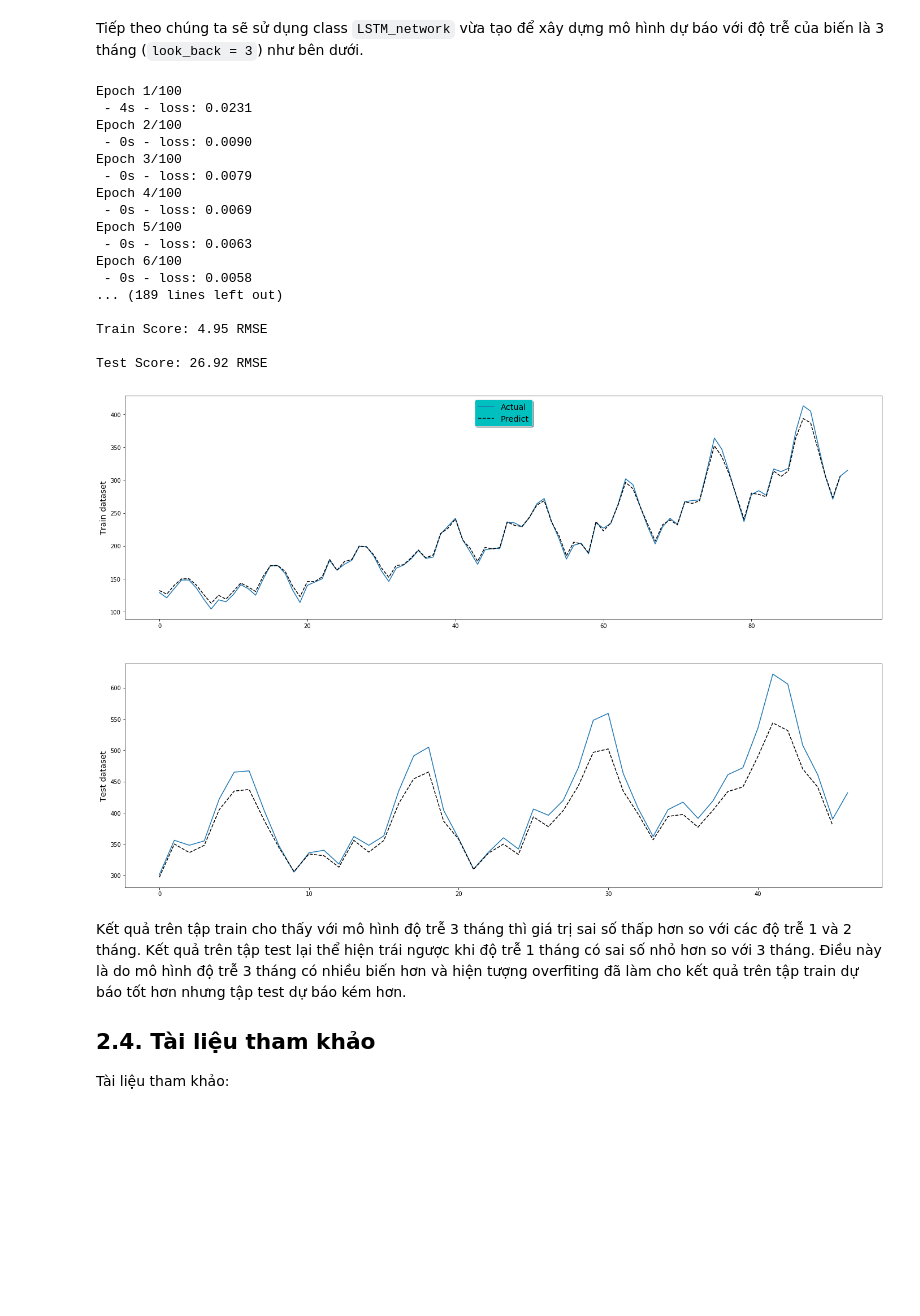
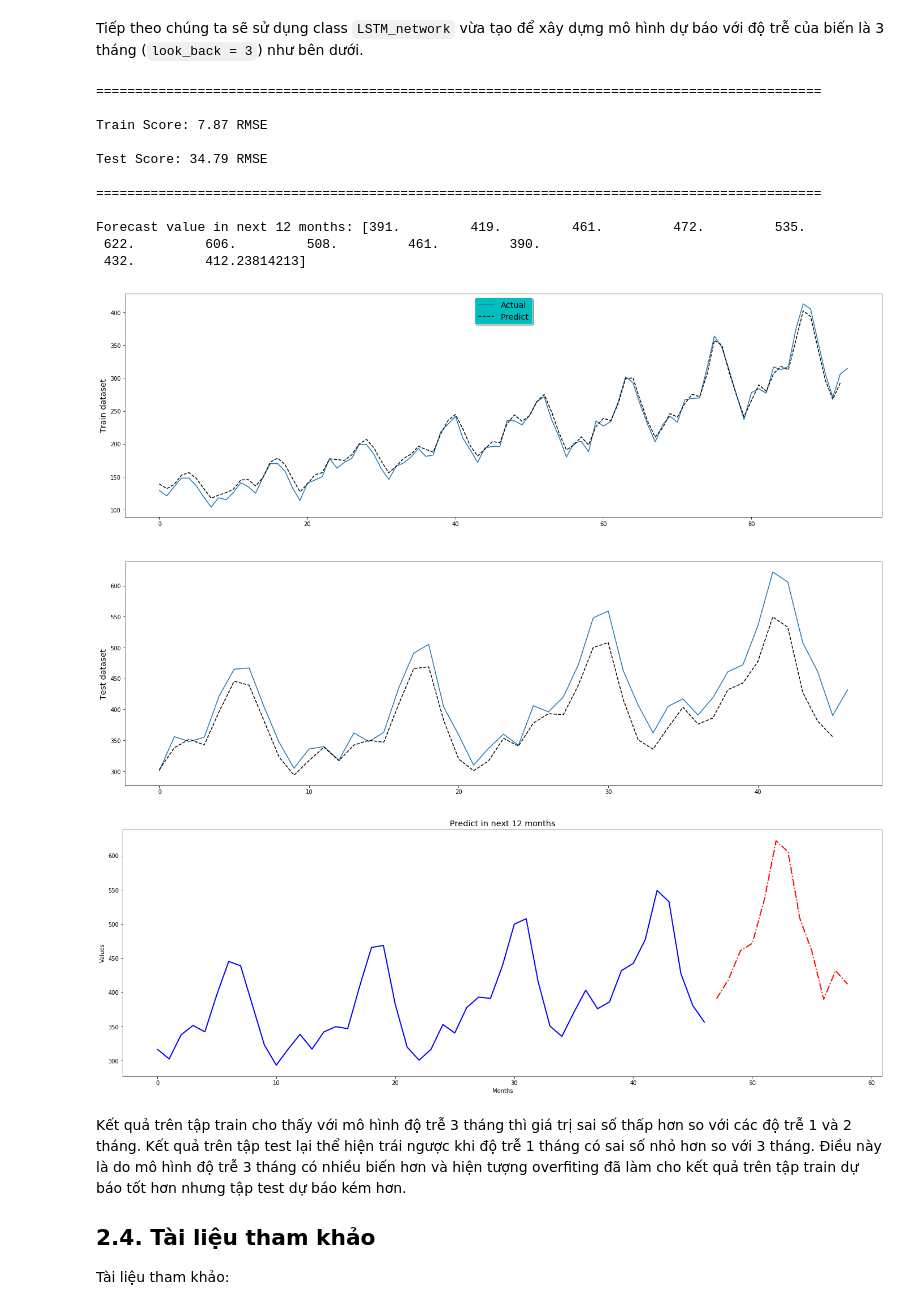
Before and after one commit to phamdinhkhanh/LSTM, a Jupyter notebook: LSTMv2.ipynb, the cells around one changed output. Drawn from its saved outputs; the diff is of its cells as text; code cells hidden in the pictures; blank space fills up the shorter version.

Commit message:
update predict in x next months

```diff
--- a/LSTMv2.ipynb
+++ b/LSTMv2.ipynb
@@ -309,6 +310,8 @@ Bên dưới chúng ta sẽ xây dựng một class tổng quát là `LSTM_netwo
 # %%
 import numpy as np
 import matplotlib.pyplot as plt
+import matplotlib.collections as ml
+import matplotlib.colors as mc
 import pandas as pd
 import math
 from sklearn.metrics import mean_squared_error
@@ -354,7 +357,7 @@ class LSTM_network(object):
         self.testX, self.testY = test[:, 1:], test[:, 0]
         self.trainX = self.trainX.reshape(self.trainX.shape[0], 1, self.trainX.shape[1])
         self.testX = self.testX.reshape(self.testX.shape[0], 1, self.testX.shape[1])
-        return scaler, trainX, trainY, testX, testY
+        return self.scaler, self.trainX, self.trainY, self.testX, self.testY
 
     def initial_model(self):
         self.model = Sequential()
@@ -392,39 +395,58 @@ class LSTM_network(object):
         legend = ax1.legend(loc='upper center', shadow=True, fontsize='x-large')
         legend.get_frame().set_facecolor('C')
         return trainPredictInv, trainYInv, testPredictInv, testYInv
+
+    def predict_next(self, n_pred):
+        print("=============================================================================================\n")
+        for i in range(n_pred):
+            forecastY = self.testY.reshape(-1, 1)
+            Ypred = model.predict(forecastY[-self.look_back:].reshape(1,1,self.look_back))
+            forecastY = np.concatenate((forecastY, Ypred), axis = 0)
+        forecastY = forecastY[-(n_pred+self.look_back+1):]
+        inversePredData = [forecastY[-(n_pred+i):] if i == 0 else forecastY[-(n_pred+i):-i] for i in range(self.look_back+1)]
+        inversePredData = np.concatenate(inversePredData, axis = 1)
+        Ypred = self.scaler.inverse_transform(inversePredData)[:, 0]
+        print("Forecast value in next %d months: %s"%(Ypred.shape[0], Ypred))
+        Ymerge = np.concatenate((testPredictInv, Ypred))
+        Ygraph = np.concatenate((np.arange(Ymerge.shape[0]).reshape(Ymerge.shape[0], -1), Ymerge.reshape(Ymerge.shape[0], -1)), axis = 1)
+        fig, ax = plt.subplots(figsize = (24, 8))
+        line_segments = ml.LineCollection([Ygraph[:47], Ygraph[47:]], colors = ['b', 'r'], linestyle = ['solid', 'dashdot'], linewidth = 2)
+        ax.add_collection(line_segments)
+        ax.autoscale()
+        ax.set_ylabel('Values')
+        ax.set_xlabel('Months')
+        plt.title('Predict in next %d months'%Ypred.shape[0], fontsize = 'x-large')
+        return Ypred
 # %% [markdown]
 Tiếp theo chúng ta sẽ sử dụng class `LSTM_network` vừa tạo để xây dựng mô hình dự báo với độ trễ của biến là 3 tháng (`look_back = 3`) như bên dưới.
 # %%
 # Initialize LSTM object
-LSTM_obj = LSTM_network(series = series, scaler = MinMaxScaler(feature_range = (0,1)), look_back = 3, split_rate = 2/3, verbose = 2)
+LSTM_obj = LSTM_network(series = series, scaler = MinMaxScaler(feature_range = (0,1)), look_back = 3, split_rate = 2/3, verbose = 0)
 # Create data shift frame
 data_shift = LSTM_obj.create_shift_series()
 # Train, test split
 scaler, trainX, trainY, testX, testY = LSTM_obj.train_test_split()
 # Initialize model
 model = LSTM_obj.initial_model()
 # Predict train and test
 trainPredict, testPredict = LSTM_obj.predict_train_test()
 trainPredictInv, trainYInv, testPredictInv, testYInv = LSTM_obj.measure_error(trainPredict, testPredict)
+# Predict on next 12 months
+Ypred = LSTM_obj.predict_next(12)
 # %% [output]
-Epoch 1/100
- - 4s - loss: 0.0231
-Epoch 2/100
- - 0s - loss: 0.0090
-Epoch 3/100
- - 0s - loss: 0.0079
-Epoch 4/100
- - 0s - loss: 0.0069
-Epoch 5/100
- - 0s - loss: 0.0063
-Epoch 6/100
- - 0s - loss: 0.0058
-... (189 lines left out)
+=============================================================================================
 
-Train Score: 4.95 RMSE
+Train Score: 7.87 RMSE
 
-Test Score: 26.92 RMSE
+Test Score: 34.79 RMSE
+
+=============================================================================================
+
+Forecast value in next 12 months: [391.         419.         461.         472.         535.
+ 622.         606.         508.         461.         390.
+ 432.         412.23814213]
-[figure, old version]
+[figure, new version]
+[figure, added]
 # %% [markdown]
 Kết quả trên tập train cho thấy với mô hình độ trễ 3 tháng thì giá trị sai số thấp hơn so với các độ trễ 1 và 2 tháng. Kết quả trên tập test lại thể hiện trái ngược khi độ trễ 1 tháng có sai số nhỏ hơn so với 3 tháng. Điều này là do mô hình độ trễ 3 tháng có nhiều biến hơn và hiện tượng overfiting đã làm cho kết quả trên tập train dự báo tốt hơn nhưng tập test dự báo kém hơn.
 
```
Also changed, not shown: parts of 6 cells of this notebook.
